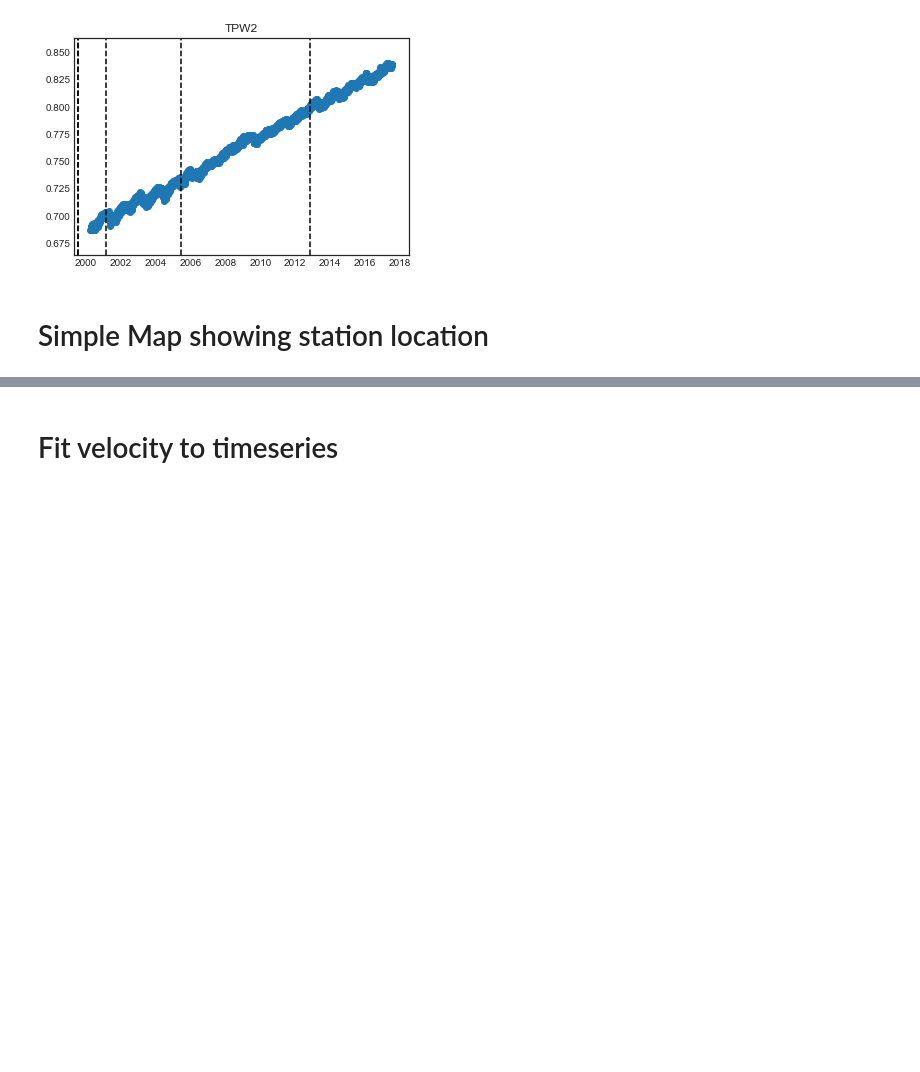
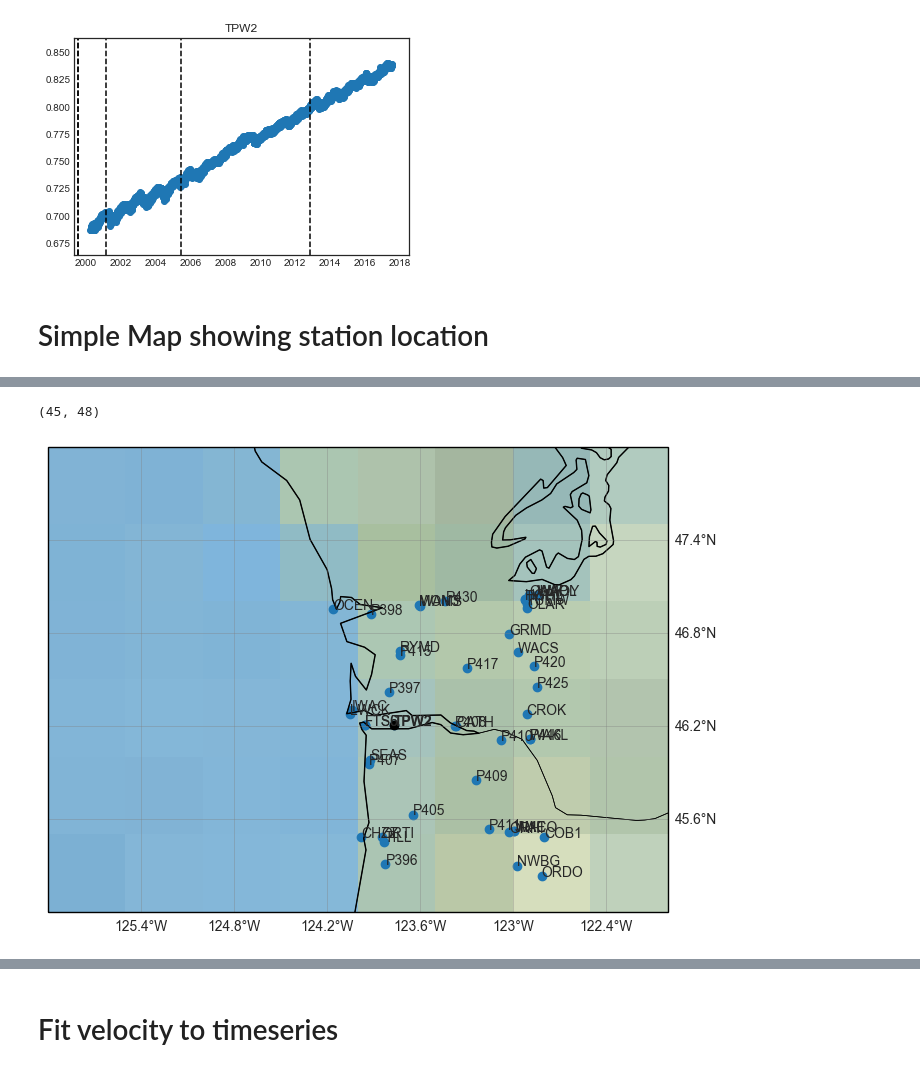
Before and after one commit to scottyhq/gpstools, a Jupyter notebook: Demo_UNGL.ipynb, the cells around one changed output, grey strips where cells are left out. Drawn from its saved outputs; the diff is of its cells as text; code cells hidden in the pictures; blank space fills up the shorter version.

Commit message:
ungl ipython notebook version 0.1

```diff
--- a/Demo_UNGL.ipynb
+++ b/Demo_UNGL.ipynb
@@ -141,0 +147,14 @@ gl.yformatter = LATITUDE_FORMATTER
+# %%
+# Find other GPS stations in the vicinity
+dfS = gps.ungl.load_stations()
+pad = 1 #degree
+minlat = dfs.lat.values[0] - pad
+maxlat = dfs.lat.values[0] + pad
+minlon = dfs.lon.values[0] - pad
+maxlon = dfs.lon.values[0] + pad
+subset = dfS.query('(@minlat < lat < @maxlat) and (@minlon < lon < @maxlon)')
+
+# Cull to the same time period
+# for example, active after 2010, with minimal data gaps?
+after = pd.Timestamp('2010-08-01')
+subset = subset.query('end > @after')
@@ -141,0 +172,13 @@ gl.yformatter = LATITUDE_FORMATTER
+# %%
+
+# NOTE: cartopy is smart enough to figure out lon -127 or 227 converntions
+ax = plot_map()
+ax.scatter(subset.lon, subset.lat,  transform=ccrs.Geodetic())
+for i in range(len(subset)):
+    ax.text(subset.lon.iloc[i], subset.lat.iloc[i], subset.site.iloc[i], transform=ccrs.Geodetic())
+
+plt.xlim(-126, -122)
+plt.ylim(45,48)
+# %% [output]
+(45, 48)
+[figure, added]
```
Also changed, not shown: parts of 15 cells of this notebook, 8 other files.
